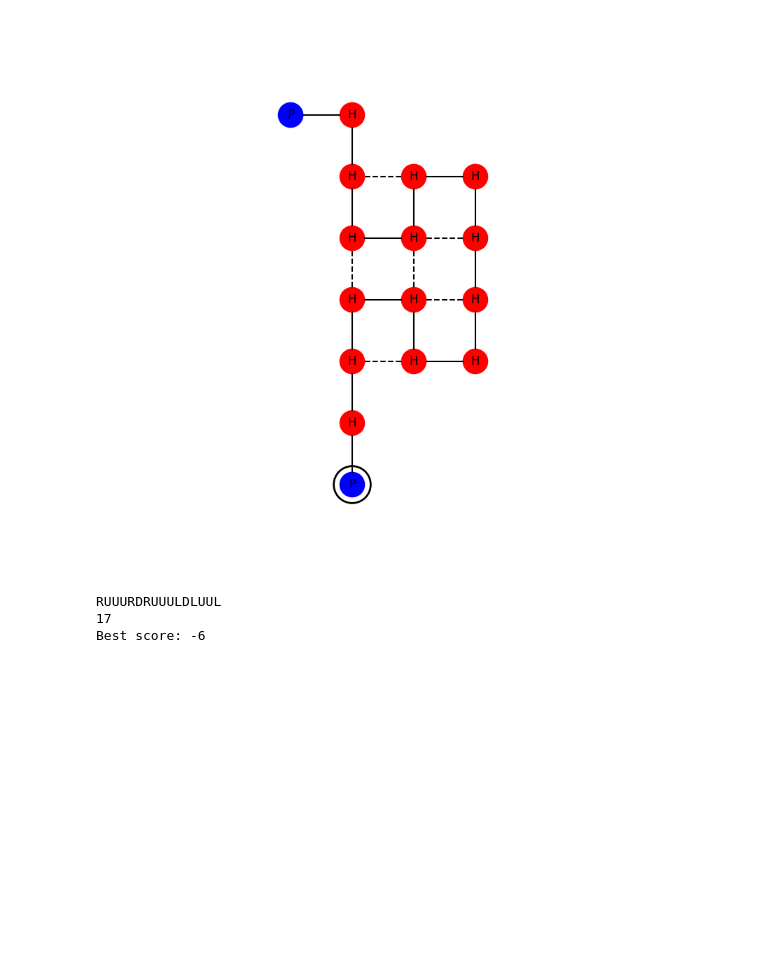
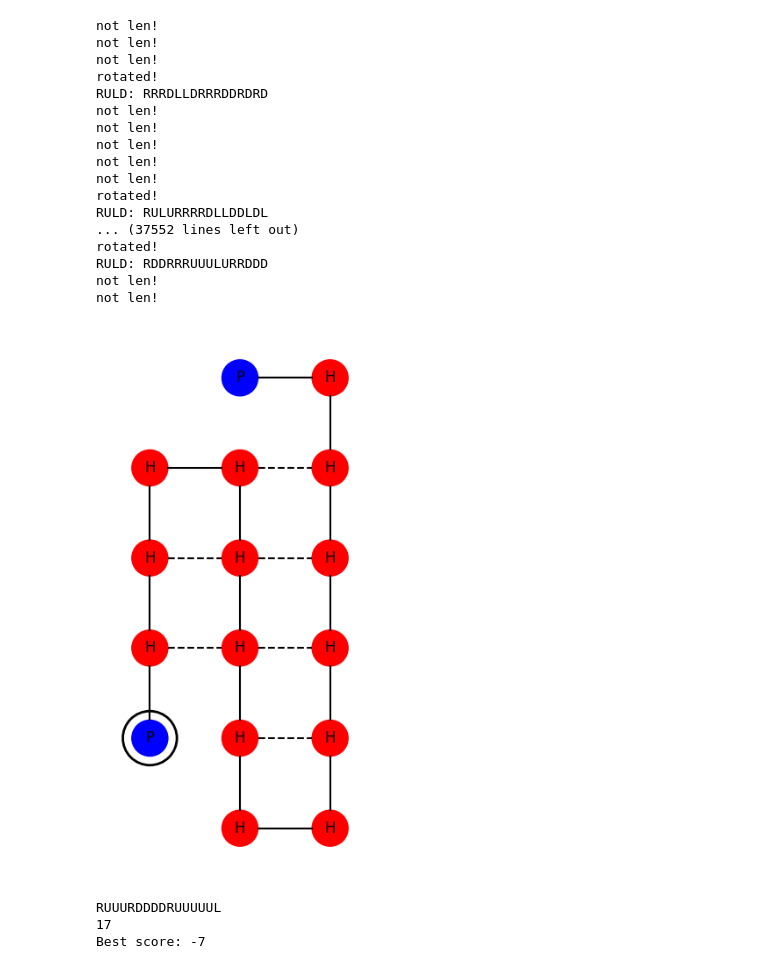
Before and after one commit to davidAnicca/lic, a Jupyter notebook: runner.ipynb, the cells around one changed output. Cells and saved outputs as stored; diff of their text form; code cells hidden in the pictures; blank space fills up the shorter version.

```diff
--- a/runner.ipynb
+++ b/runner.ipynb
@@ -2,36 +2,53 @@
 from model.GA.GA import GeneticSAW
 # %%
 from model.GA.GA import GeneticSAW
-from model.GA.matri import create_lattice_diagram
+from model.GA.matri import create_lattice_diagram, create_visual
 from IPython.display import display, Image
 
 def show(visual_code: list):
     img = create_lattice_diagram(visual_code)
-    display(Image(img))
+    display(img)
 # %%
-from model.GA.utils import create_visual
+
 
 min_score = 0
 best_k = 1
 raw = 'PHHHHHHHHHHHHHHP'
 
 best, score = GeneticSAW.run(
     raw=raw,
-    population_size=10,
-    generations=100,
+    population_size=1000,
+    generations=50,
     mutation_rate=0.2,
-    tournament_k=3,
-    elitism=500,
-    rng_seed=40
+    tournament_k=10,
+    elitism=50,
+    rng_seed=42
 )
 
 show(create_visual(raw, best.ruld))
 print(best.ruld)
 print(len(best.xs))
 
 print("Best score:", score)
 # %% [output]
+not len!
+not len!
+not len!
+rotated!
+RULD: RRRDLLDRRRDDRDRD
+not len!
+not len!
+not len!
+not len!
+not len!
+rotated!
+RULD: RULURRRRDLLDDLDL
+... (37552 lines left out)
+rotated!
+RULD: RDDRRRUUULURRDDD
+not len!
+not len!
-[figure, old version]
+[figure, new version]
-RUUURDRUUULDLUUL
-17
-Best score: -6
+RUUURDDDDRUUUUUL
+17
+Best score: -7
```
Also changed, not shown: parts of 2 cells of this notebook, 3 other files.
